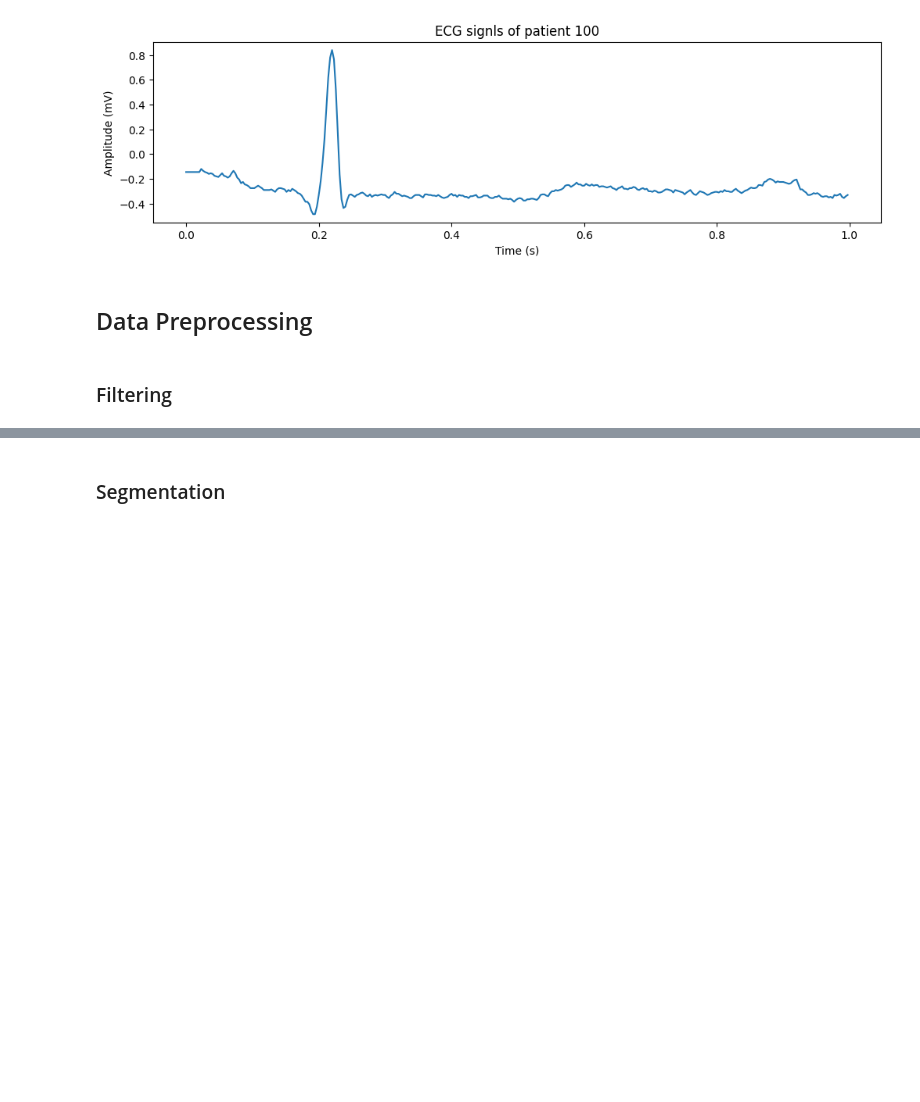
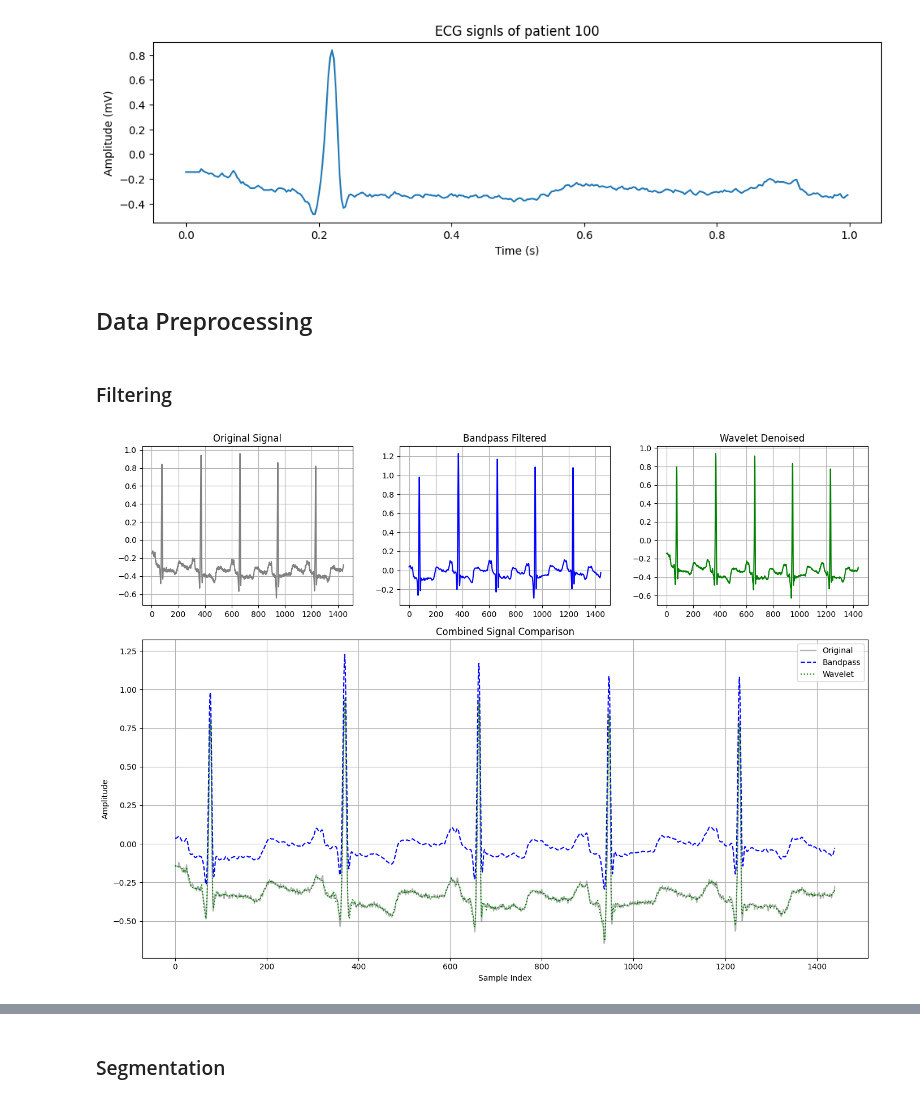
Before and after one commit to elijah-jones-2003/Heart-Rate-Monitoring, a Jupyter notebook: model.ipynb, the cells around one changed output, grey strips where cells are left out. Cells and saved outputs as stored; diff of their text form; code cells hidden in the pictures; blank space fills up the shorter version.

```diff
--- a/model.ipynb
+++ b/model.ipynb
@@ -72,0 +62,62 @@ plt.scatter(r_peak_x, r_peak_y)
+# %%
+def bandpass_filter(signal, lowcut=0.5, highcut=40, fs=360, order=3):
+   nyquist = 0.5 * fs
+   low = lowcut / nyquist
+   high = highcut / nyquist
+   b, a = butter(order, [low, high], btype='band')
+   filtered_signal = filtfilt(b, a, signal)
+   return filtered_signal
+
+def wavelet_denoise(signal, wavelet='sym4', level=3):
+    coeffs = pywt.wavedec(signal, wavelet, level=level)
+    coeffs[1:] = [pywt.threshold(c, np.std(c) * 0.4, mode='soft') for c in coeffs[1:]]
+    return pywt.waverec(coeffs, wavelet)
+
+
+def notch_filter(signal, freq=50, fs=360, quality_factor=30):
+    nyquist = 0.5 * fs
+    w0 = freq / nyquist
+    b, a = iirnotch(w0, quality_factor)
+    return filtfilt(b, a, signal)
+# %%
+unfiltered = lead1[100][0: 1440]
+
+# Apply filters
+bandpass = bandpass_filter(unfiltered)
+denoised = wavelet_denoise(unfiltered)
+
+# Create a 2-row grid: 3 plots on top (1st row), 1 combined on bottom (2nd row)
+fig = plt.figure(figsize=(14, 10))
+gs = fig.add_gridspec(2, 3, height_ratios=[1, 2])  # First row small, second row bigger
+
+# Individual plots (top row)
+ax1 = fig.add_subplot(gs[0, 0])
+ax1.plot(unfiltered, color='gray')
+ax1.set_title('Original Signal')
+ax1.grid(True)
+
+ax2 = fig.add_subplot(gs[0, 1])
+ax2.plot(bandpass, color='blue')
+ax2.set_title('Bandpass Filtered')
+ax2.grid(True)
+
+ax3 = fig.add_subplot(gs[0, 2])
+ax3.plot(denoised, color='green')
+ax3.set_title('Wavelet Denoised')
+ax3.grid(True)
+
+# Combined plot (bottom row)
+ax4 = fig.add_subplot(gs[1, :])  # Span all 3 columns
+ax4.plot(unfiltered, label='Original', alpha=0.6, color='gray')
+ax4.plot(bandpass, label='Bandpass', linestyle='--', color='blue')
+ax4.plot(denoised, label='Wavelet', linestyle=':', color='green')
+ax4.set_title('Combined Signal Comparison')
+ax4.set_xlabel('Sample Index')
+ax4.set_ylabel('Amplitude')
+ax4.legend()
+ax4.grid(True)
+
+plt.tight_layout()
+plt.show()
+# %% [output]
+[figure, added]
```
Also changed, not shown: parts of 7 cells of this notebook, 5 other files.
